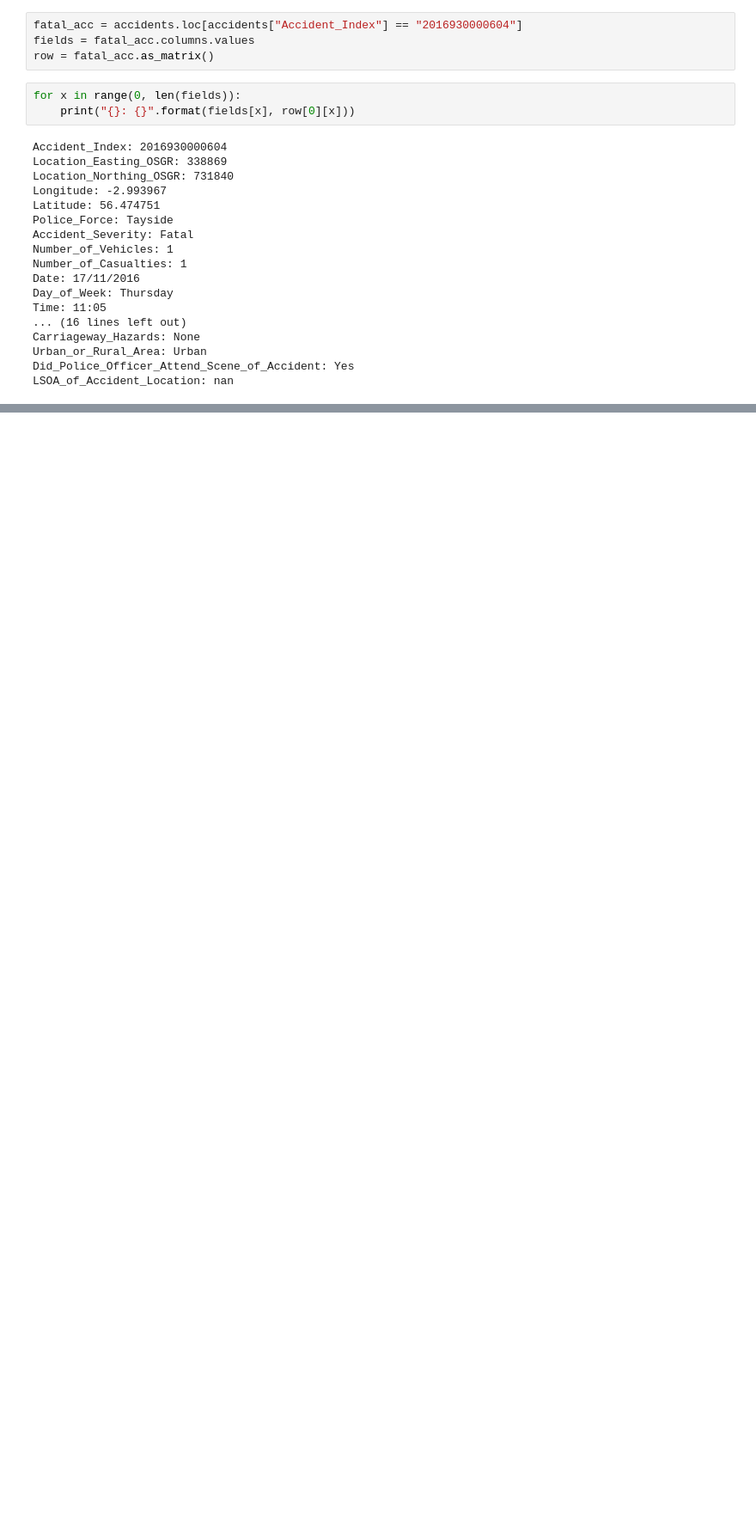
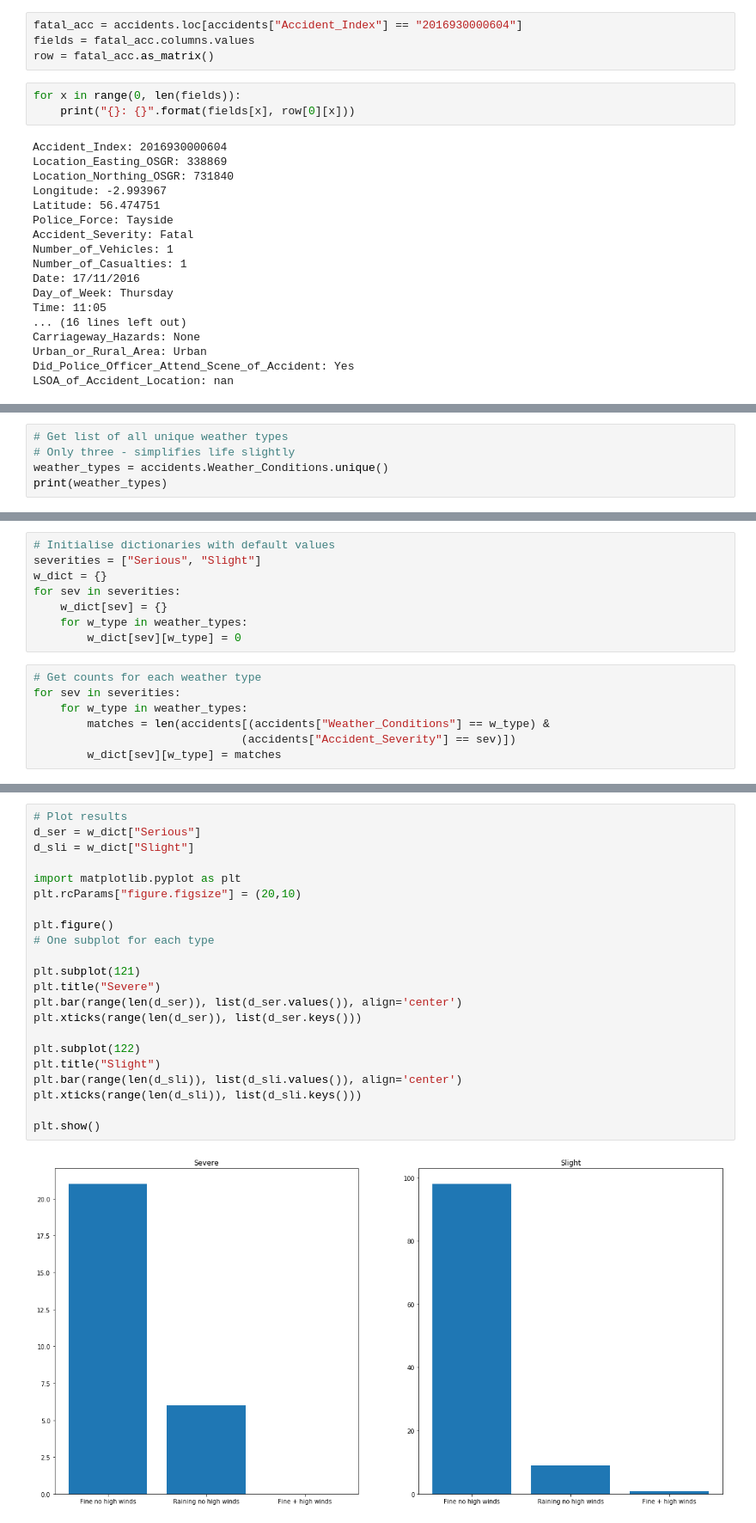
Before and after one commit to andmikey/data-jam-2018, a Jupyter notebook: notebooks/Accidents.ipynb, the cells around one changed output, grey strips where cells are left out. Shown at 86% size. Saved outputs shown, nothing was run; the diff lists cells and outputs as text; blank space fills up the shorter version.

Commit message:
Add weather subplots

```diff
--- a/notebooks/Accidents.ipynb
+++ b/notebooks/Accidents.ipynb
@@ -68,0 +72,5 @@ LSOA_of_Accident_Location: nan
+# %%
+# Get list of all unique weather types
+# Only three - simplifies life slightly
+weather_types = accidents.Weather_Conditions.unique()
+print(weather_types)
@@ -68,0 +79,15 @@ LSOA_of_Accident_Location: nan
+# %%
+# Initialise dictionaries with default values
+severities = ["Serious", "Slight"]
+w_dict = {}
+for sev in severities:
+    w_dict[sev] = {}
+    for w_type in weather_types:
+        w_dict[sev][w_type] = 0
+# %%
+# Get counts for each weather type
+for sev in severities:
+    for w_type in weather_types:
+        matches = len(accidents[(accidents["Weather_Conditions"] == w_type) &
+                               (accidents["Accident_Severity"] == sev)])
+        w_dict[sev][w_type] = matches
@@ -68,0 +103,24 @@ LSOA_of_Accident_Location: nan
+# %%
+# Plot results
+d_ser = w_dict["Serious"]
+d_sli = w_dict["Slight"]
+
+import matplotlib.pyplot as plt
+plt.rcParams["figure.figsize"] = (20,10)
+
+plt.figure()
+# One subplot for each type
+
+plt.subplot(121)
+plt.title("Severe")
+plt.bar(range(len(d_ser)), list(d_ser.values()), align='center')
+plt.xticks(range(len(d_ser)), list(d_ser.keys()))
+
+plt.subplot(122)
+plt.title("Slight")
+plt.bar(range(len(d_sli)), list(d_sli.values()), align='center')
+plt.xticks(range(len(d_sli)), list(d_sli.keys()))
+
+plt.show()
+# %% [output]
+[figure, added]
```
Also changed, not shown: parts of 4 cells of this notebook.
